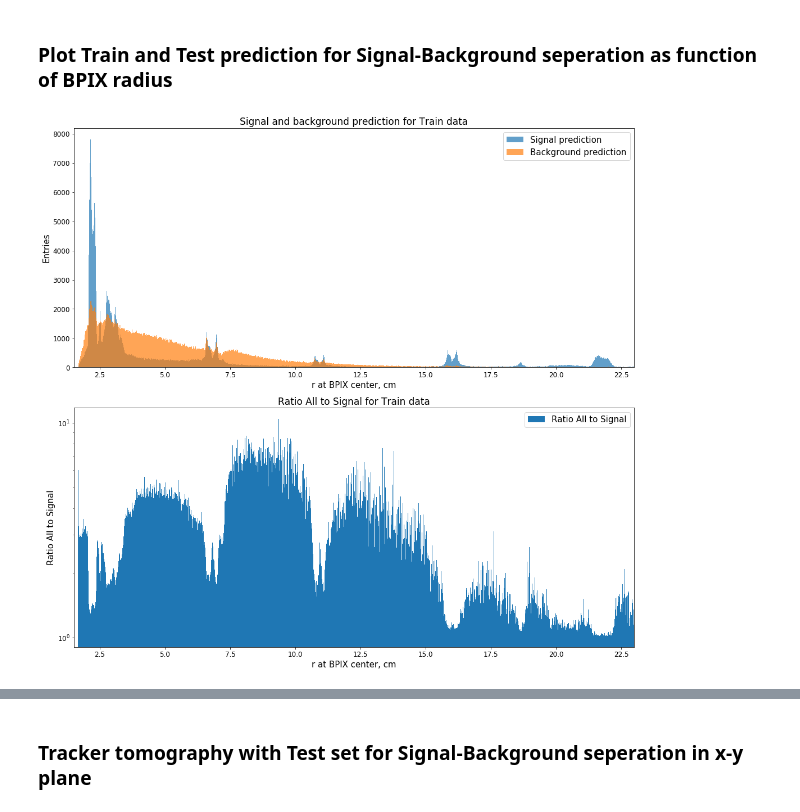
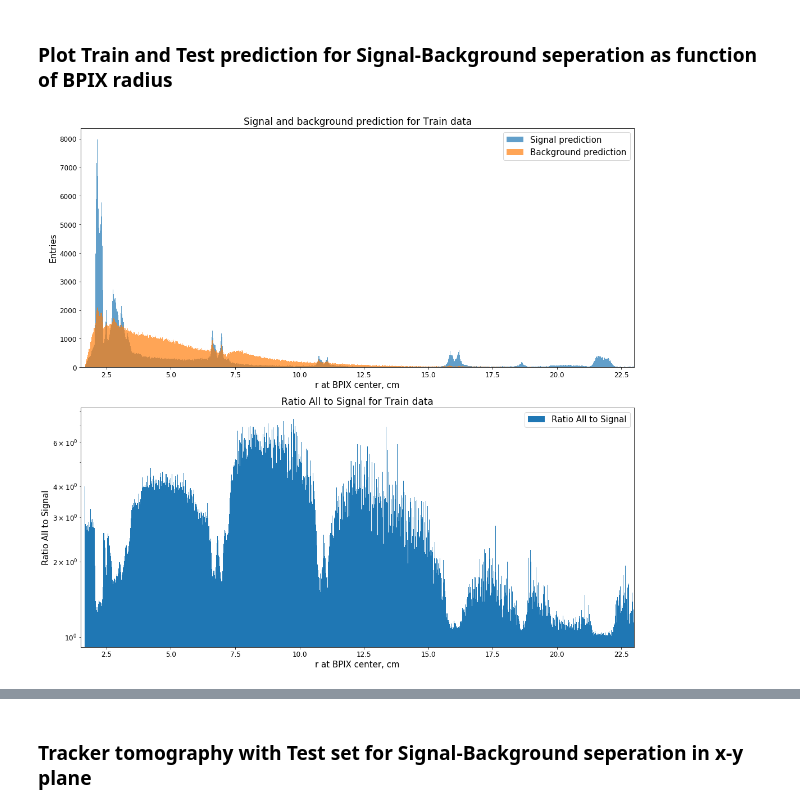
Before and after one commit to kropiv/MLforNI, a Jupyter notebook: NI_ML.ipynb, the cells around one changed output, grey strips where cells are left out. Cells and saved outputs as stored; diff of their text form; code cells hidden in the pictures.

Commit message:
add optimization selection for Y prediction

```diff
--- a/NI_ML.ipynb
+++ b/NI_ML.ipynb
@@ -1973,0 +1942,20 @@ INFO:log:shape of Y_Test_pred = (698691,)
+# %%
+def YpredCut(Y_hot_pred, cutHot):
+
+    if numSig == 1:
+        Y_pred = Y_hot_pred[:,0] # signal probability
+        Y_pred = 1.*np.invert(Y_pred > cutHot)
+    else:
+        Y_pred = np.argmax(Y_hot_pred, axis = 1)
+
+    #logger.info("shape of Y_Test_pred = " + str(Y_Test_pred.shape))
+
+    # argsort_Y_hot_Test = np.argsort(Y_hot_Test_pred, axis = 1)
+    # argsort_Y_hot_Train = np.argsort(Y_hot_Train_pred, axis = 1)
+    return Y_pred
+
+cutHotPred  = 0.5
+Y_Test_pred = YpredCut(Y_hot_Test_pred, cutHotPred)
+Y_Train_pred = YpredCut(Y_hot_Train_pred, cutHotPred)
+
+#for categorical_crossentropy, could make scane from 0.35 to 0.6
@@ -1994,118 +2115,43 @@ def PlotR_pred(Rad, Y_pred, Rmin, Rmax, Tit, nb):
                                                        np.logical_and(Y_pred > (numSig-1), Y_pred < numClasses))],
                                num_bins, range =[Rmin,Rmax], alpha = transperance)
 
-
-#     n, bins, patches = ax.hist(Rad[np.logical_and(np.logical_and(Rad > Rmin, Rad < Rmax),
-#                                                         np.logical_and(Y_pred > -1, Y_pred < numSig))],
-#                                num_bins, alpha = transperance)
-#     n, bins, patches = ax.hist(Rad[np.logical_and(np.logical_and(Rad > Rmin, Rad < Rmax),
-#                                                        np.logical_and(Y_pred > (numSig-1), Y_pred < numClasses))],
-#                                num_bins, alpha = transperance)
-
-#     n, bins, patches = bx.hist(Rad[np.logical_and(np.logical_and(Rad > Rmin, Rad < Rmax),
-#                                                       np.logical_and(Y_pred > (numSig-1), Y_pred < numClasses))], num_bins)
-
-#     n, bins, patches = bx.hist(Rad[np.logical_and(np.logical_and(np.logical_and(Rad > Rmin, Rad < Rmax),
-#                                                                  np.logical_and(Y_pred > (numSig-1), Y_pred < numClasses)),
-#                                                   X_Test[:,4] > 20)], num_bins)
-#     n, bins, patches = bx.hist(Rad[np.logical_and(np.logical_and(np.logical_and(Rad > Rmin, Rad < Rmax),
-#                                                                  np.logical_and(Y_pred > (numSig-1), Y_pred < numClasses)),
-#                                                   X_Test[:,4] < 20)], num_bins)
-
-#     n, bins, patches = bx.hist(Rad[np.logical_and(np.logical_and(np.logical_and(Rad > Rmin, Rad < Rmax),
-#                                                                  np.logical_and(Y_pred > -1, Y_pred < numSig)),
-#                                                   X_Test[:,4] < 20)], num_bins)
-#     n, bins, patches = bx.hist(Rad[np.logical_and(np.logical_and(np.logical_and(Rad > Rmin, Rad < Rmax),
-#                                                                  np.logical_and(Y_pred > -1, Y_pred < numSig)),
-#                                                   X_Test[:,4] > 20)], num_bins)
-
-#    plt.xlim(4,10)
-#     n, bins, patches = bx.hist(Rad[np.logical_and(np.logical_and(Rad > Rmin, Rad < Rmax),X_Test[:,4] < 15)], num_bins, density = 1)
-#     n, bins, patches = bx.hist(Rad[np.logical_and(np.logical_and(Rad > Rmin, Rad < Rmax),X_Test[:,4] > 15)], num_bins, density = 1)
-#     #n, bins, patches = bx.hist(Rad[np.logical_and(np.logical_and(Rad > Rmin, Rad < Rmax),X_Test[:,4] < 15)], num_bins, density = 1)
-
-
-#     n_AllToSig, bins, patches = bx.hist(Rad[np.logical_and(Rad > Rmin, Rad < Rmax)],
-#                                num_bins, range =[Rmin,Rmax], alpha = transperance)
-
     # ratio of All to Signal give 0 is divide by 0:
     weights_Divide = np.divide((n_Sig+n_Bkg), n_Sig, out=np.zeros_like((n_Sig+n_Bkg)), where=n_Sig!=0)
 #     weights_Divide = np.divide(n_Bkg, n_Sig, out=np.zeros_like(n_Bkg), where=n_Sig!=0)
 
     n_AllToSig, bins, patches = bx.hist(bins[:-1], bins, weights=weights_Divide)
-#     n_AllToSig, bins, patches = bx.hist(bins[:-1], bins)
-
-#     print("n_Sig = " + str(n_Sig[40:100]))
-#     print("n_Bkg = " + str(n_Bkg[40:100]))
-#     print("weights_Divide = " + str(weights_Divide[40:100]))
-#     print ("shape of n_Sig = " +str(n_Sig.shape))
-#     print ("shampe of n_AllToSig = "+ str(n_AllToSig.shape))
-
-#     if numSig > 3:
-#         n, bins, patches = bx.hist(Rad[np.logical_and(np.logical_and(Rad > Rmin, Rad < Rmax),
-#                                                        Y_pred == 1)], num_bins, alpha = transperance)
-#         n, bins, patches = bx.hist(Rad[np.logical_and(np.logical_and(Rad > Rmin, Rad < Rmax),
-#                                                        Y_pred == 2)], num_bins, alpha = transperance)
-#         n, bins, patches = bx.hist(Rad[np.logical_and(np.logical_and(Rad > Rmin, Rad < Rmax),
-#                                                        Y_pred == 3)], num_bins, alpha = transperance)
-#     if numSig == 1:
-#         n, bins, patches = bx.hist(Rad[np.logical_and(np.logical_and(Rad > Rmin, Rad < Rmax),
-#                                                        Y_pred == 0)], num_bins, alpha = transperance)
 
     # calculate ratio of Background callified events to Signal classified events
-
 
     Xtitle = 'r at BPIX center, cm'
     Ytitle = 'Entries'
     ax.set_xlabel(Xtitle)
     ax.set_ylabel(Ytitle)
     ax.set_title("Signal and background prediction for "+ Tit + " data")
     ax.legend(['Signal prediction', 'Background prediction'], loc='upper right')
     ax.set_xlim(Rmin,Rmax)
-#     ax.set_yscale('log')
 
-#     bx.set_xlabel(Xtitle)
-#     bx.set_ylabel(Ytitle)
-#     if numSig > 3:
-#         bx.set_title("Signal prediction for "+ Tit + " data by category: L2, L3 and L4")
-#         bx.legend(['L2 prediction', 'L3 prediction', 'L4 prediction'], loc='upper right')
-#     else:
-#         bx.set_title("Signal prediction for "+ Tit + " data")
-#         bx.legend(['Signal prediction'], loc='upper right')
 
     bx.set_xlabel(Xtitle)
     bx.set_ylabel("Ratio All to Signal")
     bx.set_title("Ratio All to Signal for "+ Tit + " data")
     bx.legend(['Ratio All to Signal'], loc='upper right')
     bx.set_xlim(Rmin,Rmax)
     bx.set_yscale('log')
 
     #plt.legend(['Signal prediction', 'Background prediction'], loc='upper right')
     #plt.xscale('log')
 
     fig.tight_layout()
 
     plt.savefig('Results/' + ModelName + '_' + Tit + '_Pred.pdf')
     plt.show()
 
 
-# the histogram of the data
-#Radius_Train = np.sqrt(np.square(data[:,1])+np.square(data[:,2]))
-Radius_BP_Train = np.sqrt(np.square(X_Train[:,1]-0.171)+np.square(X_Train[:,2]+0.176))
-Radius_BP_Test = np.sqrt(np.square(X_Test[:,1]-0.171)+np.square(X_Test[:,2]+0.176))
-Radius_BPIX_Train = np.sqrt(np.square(X_Train[:,1]-0.086)+np.square(X_Train[:,2]+0.102))
-Radius_BPIX_Test = np.sqrt(np.square(X_Test[:,1]-0.086)+np.square(X_Test[:,2]+0.102))
-Radius_Tube_Train = np.sqrt(np.square(X_Train[:,1]+0.080)+np.square(X_Train[:,2]+0.318))
-Radius_Tube_Test = np.sqrt(np.square(X_Test[:,1]+0.080)+np.square(X_Test[:,2]+0.318))
-
-X_Train_NN_Plot = X_Train[Y_Train > -1]
-Radius_BPIX_Train_NN = np.sqrt(np.square(X_Train_NN_Plot[:,1]-0.086)+np.square(X_Train_NN_Plot[:,2]+0.102))
-
 PlotR_pred(Radius_BPIX_Train, Y_Train_pred, 1.5, 23., "Train", 1000)
-#PlotR_pred(Radius_BPIX_Train_NN, Y_Train_NN, 1.5, 23., "Train NN", 2000)
 
 PlotR_pred(Radius_BPIX_Test, Y_Test_pred, 1.5, 23.,"Test", 1000)
 #PlotR_pred(Radius_BP_Test, Y_Test_pred, 1.5, 3.,"Test", 400)
 #PlotR_pred(Radius_Tube_Test, Y_Test_pred, 17., 21.,"Test", 100)
 # %% [output]
-[figure, old version]
+[figure, new version]
```
Also changed, not shown: parts of 8 cells of this notebook.
